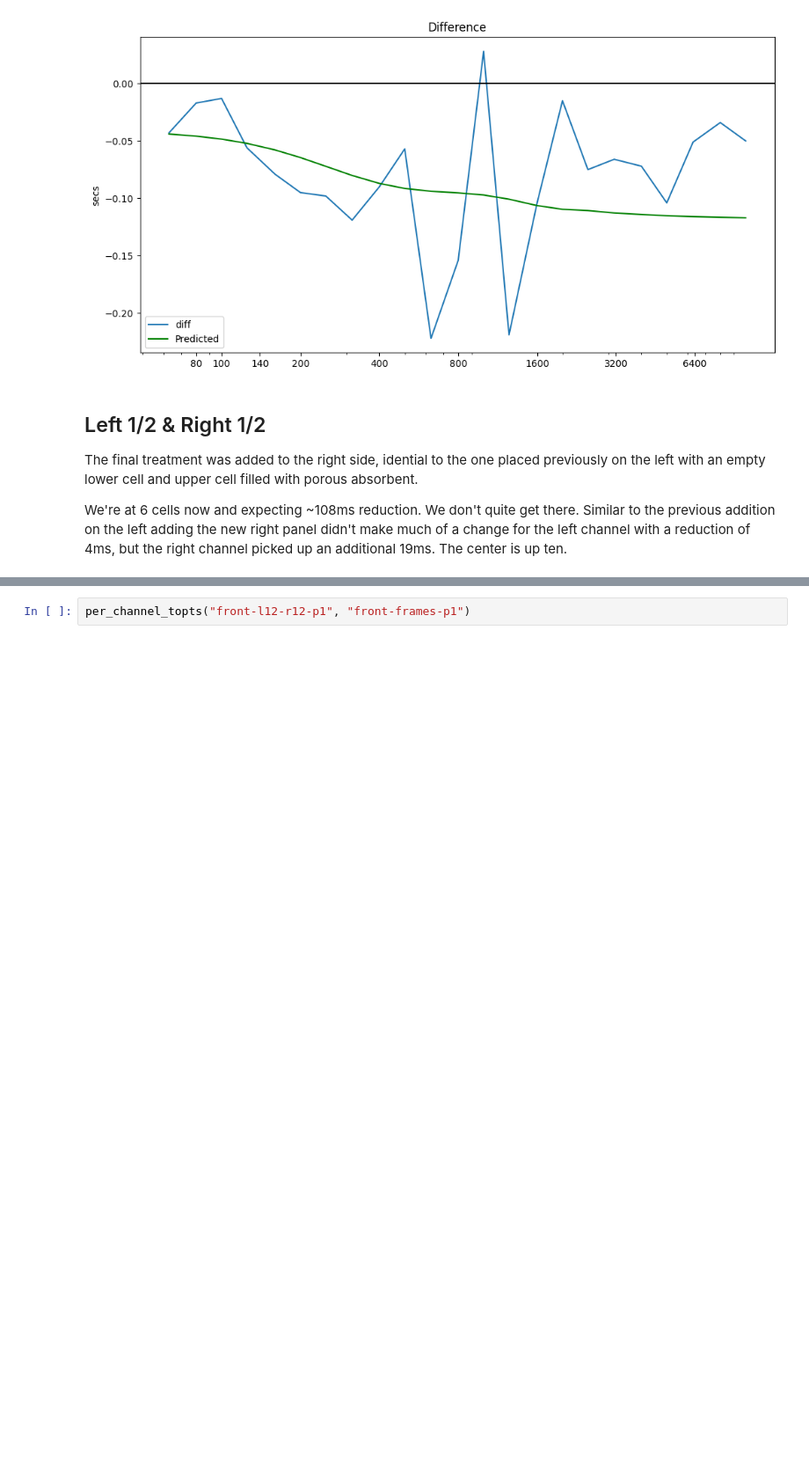
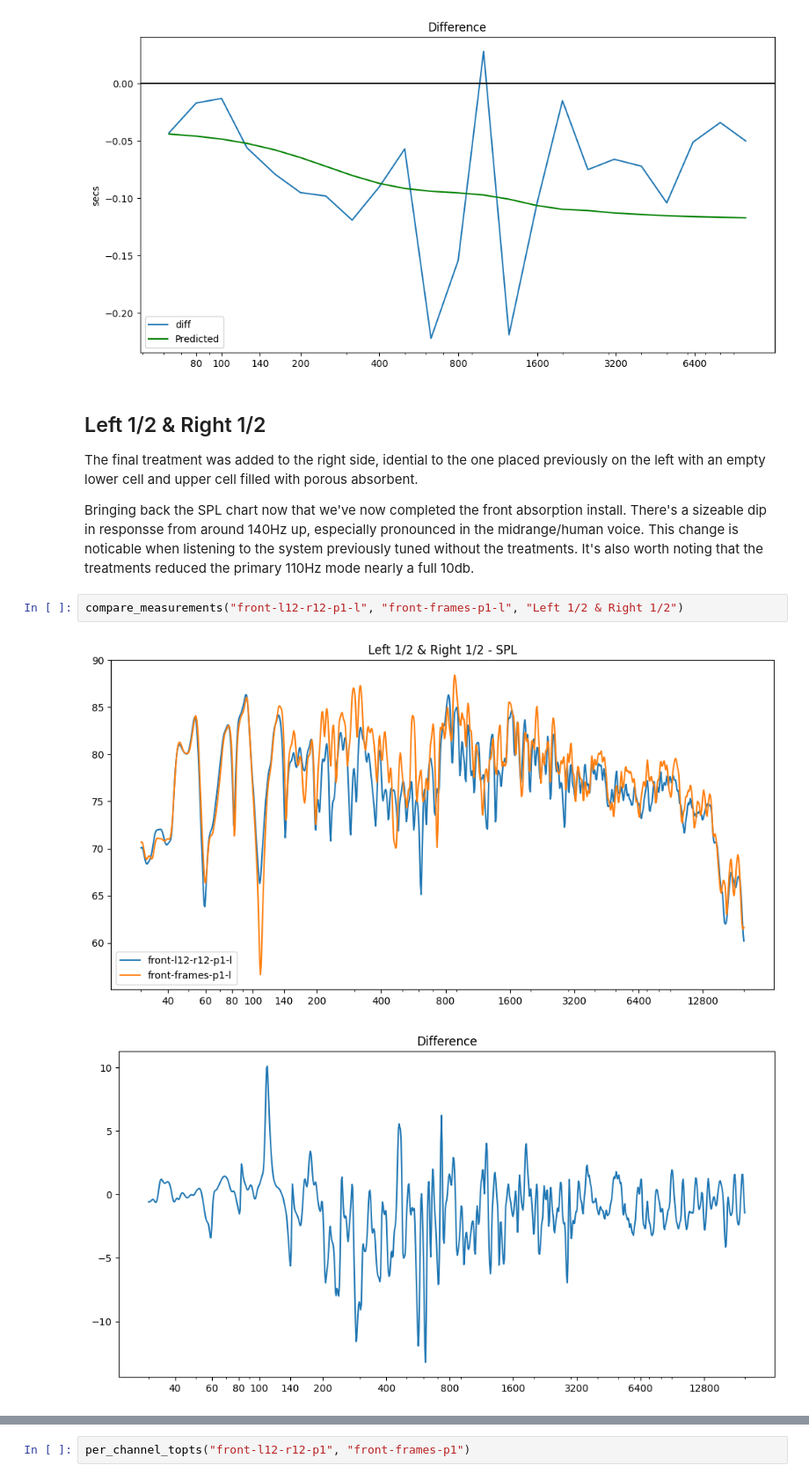
Before and after one commit to ross/acoustics, a Jupyter notebook: media-room/front-treatments.ipynb, the cells around one changed output, grey strips where cells are left out. Shown at 88% size. Drawn from its saved outputs; the diff is of its cells as text; blank space fills up the shorter version.

Commit message:
front final spl

```diff
--- a/media-room/front-treatments.ipynb
+++ b/media-room/front-treatments.ipynb
@@ -238,4 +238,9 @@ compare_topts("front-l12-r1-p1-l", "front-frames-p1-l", "Left 1/2 & Right 1", n=
 
 The final treatment was added to the right side, idential to the one placed previously on the left with an empty lower cell and upper cell filled with porous absorbent.
 
-We're at 6 cells now and expecting ~108ms reduction. We don't quite get there. Similar to the previous addition on the left adding the new right panel didn't make much of a change for the left channel with a reduction of 4ms, but the right channel picked up an additional 19ms. The center is up ten.
+Bringing back the SPL chart now that we've now completed the front absorption install. There's a sizeable dip in responsse from around 140Hz up, especially pronounced in the midrange/human voice. This change is noticable when listening to the system previously tuned without the treatments. It's also worth noting that the treatments reduced the primary 110Hz mode nearly a full 10db.
+# %%
+compare_measurements("front-l12-r12-p1-l", "front-frames-p1-l", "Left 1/2 & Right 1/2")
+# %% [output]
+[figure, added]
+[figure, added]
```
Also changed, not shown: parts of 1 cell of this notebook.
